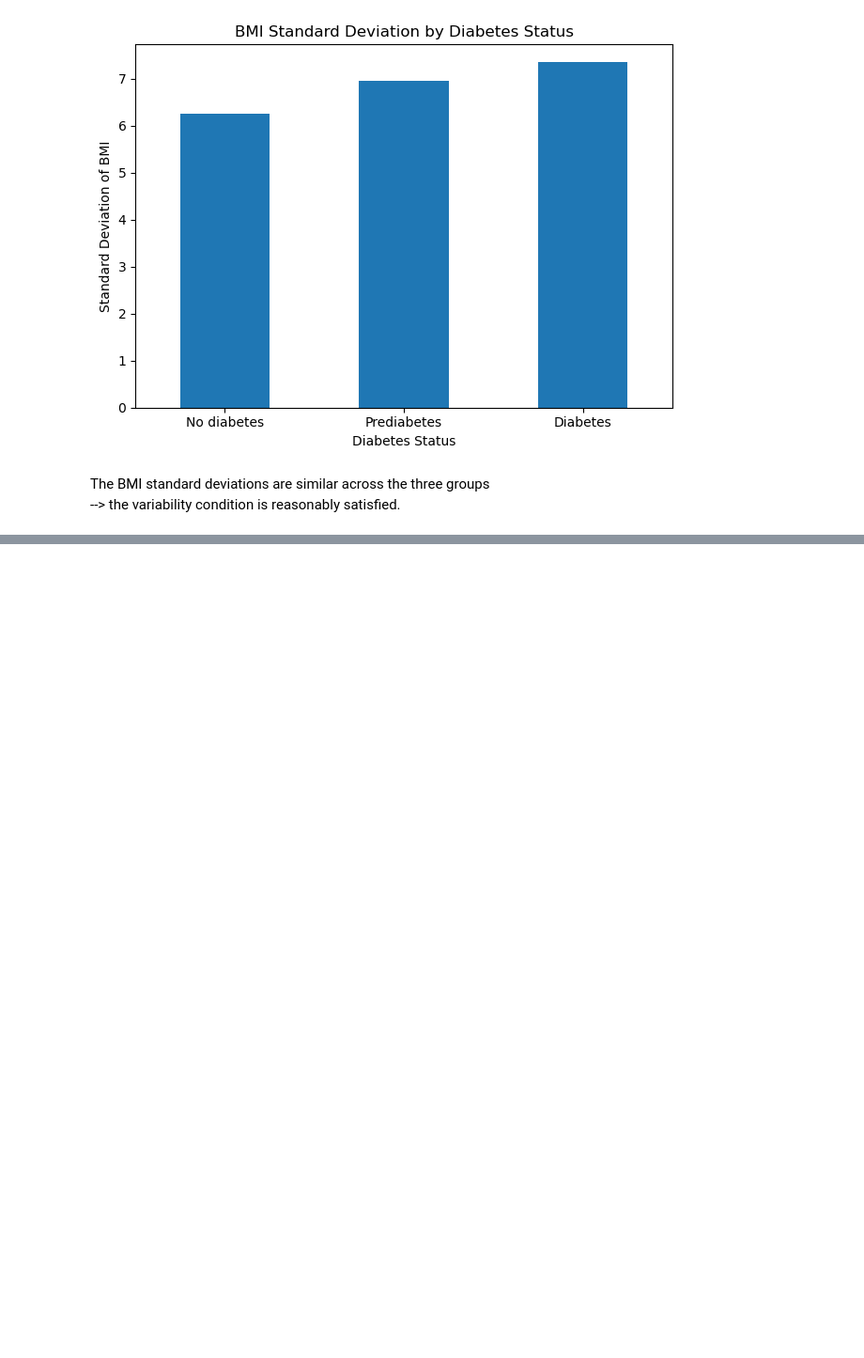
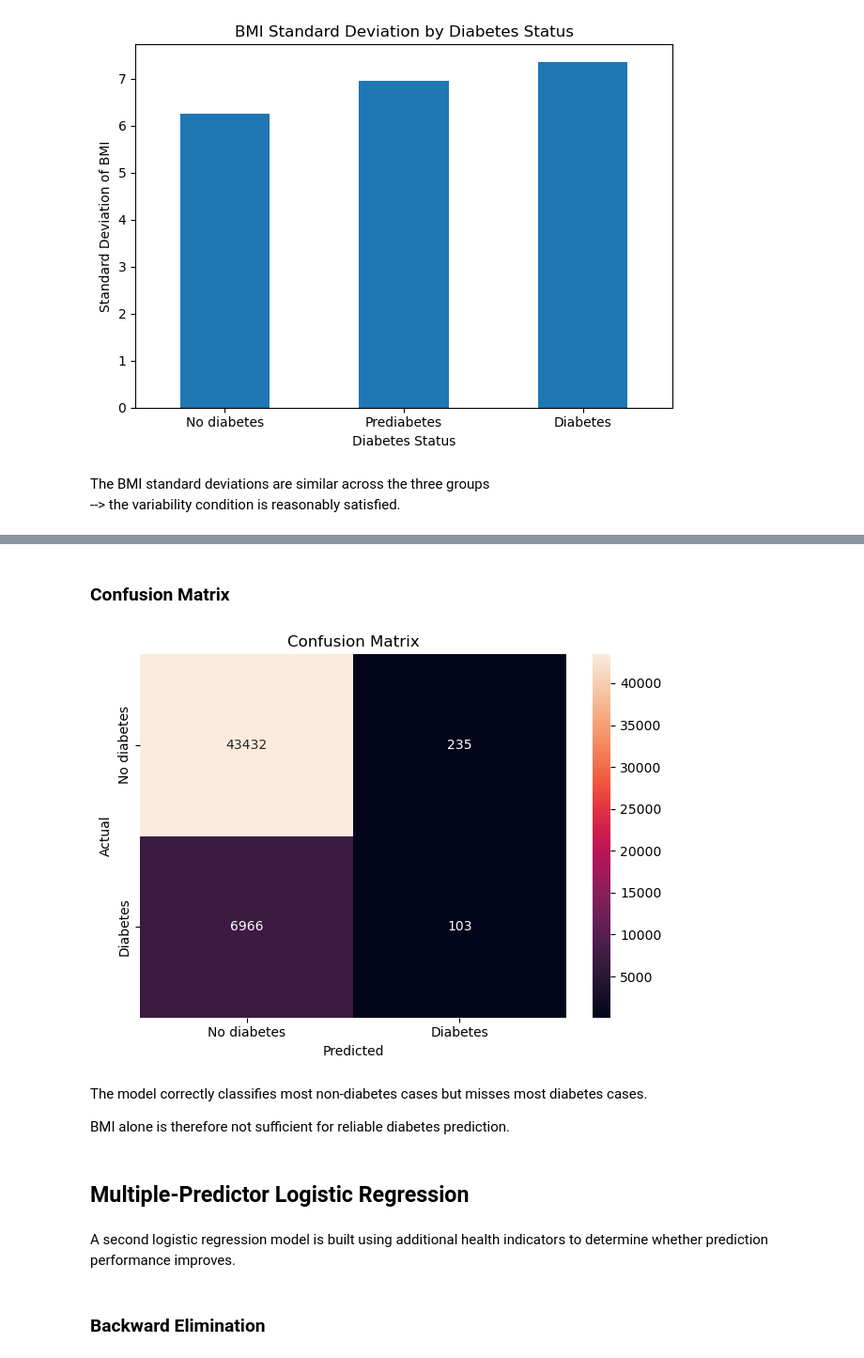
Before and after one commit to EvanGalea2/Diabetes-Statistical-Analysis, a Jupyter notebook: Analysis - Fatma.ipynb, the cells around one changed output, grey strips where cells are left out. Shown at 94% size. Saved outputs shown, nothing was run; the diff lists cells and outputs as text; code cells hidden in the pictures; blank space fills up the shorter version.

Commit message:
Complete ANOVA and logistic regression analysis

```diff
--- a/Analysis - Fatma.ipynb
+++ b/Analysis - Fatma.ipynb
@@ -338,0 +432,14 @@ The BMI standard deviations are similar across the three groups
+# %%
+from sklearn.model_selection import train_test_split
+
+# Split the data into training and test sets
+X_train, X_test, y_train, y_test = train_test_split(
+    X,
+    y,
+    test_size=0.20,
+    random_state=42,
+    stratify=y
+)
+
+print("Training set:", X_train.shape[0])
+print("Test set:", X_test.shape[0])
@@ -338,0 +455,7 @@ The BMI standard deviations are similar across the three groups
+# %%
+from sklearn.linear_model import LogisticRegression
+
+# Train the logistic regression model
+model = LogisticRegression()
+
+model.fit(X_train, y_train);
@@ -338,0 +464,5 @@ The BMI standard deviations are similar across the three groups
+# %%
+# Predict diabetes status on the test set
+y_pred = model.predict(X_test)
+
+y_pred[:10]
@@ -338,0 +508,28 @@ The BMI standard deviations are similar across the three groups
+# %% [markdown]
+### Confusion Matrix
+# %%
+cm = confusion_matrix(y_test, y_pred)
+
+sns.heatmap(
+    cm,
+    annot=True,
+    fmt="d",
+    xticklabels=["No diabetes", "Diabetes"],
+    yticklabels=["No diabetes", "Diabetes"]
+)
+
+plt.xlabel("Predicted")
+plt.ylabel("Actual")
+plt.title("Confusion Matrix")
+plt.tight_layout()
+plt.show()
+# %% [output]
+[figure, added]
+# %% [markdown]
+The model correctly classifies most non-diabetes cases but misses most diabetes cases.
+
+BMI alone is therefore not sufficient for reliable diabetes prediction.
+# %% [markdown]
+## Multiple-Predictor Logistic Regression
+# %% [markdown]
+A second logistic regression model is built using additional health indicators to determine whether prediction performance improves.
@@ -338,0 +549,2 @@ The BMI standard deviations are similar across the three groups
+# %% [markdown]
+### Backward Elimination
```
Also changed, not shown: parts of 50 cells of this notebook.
